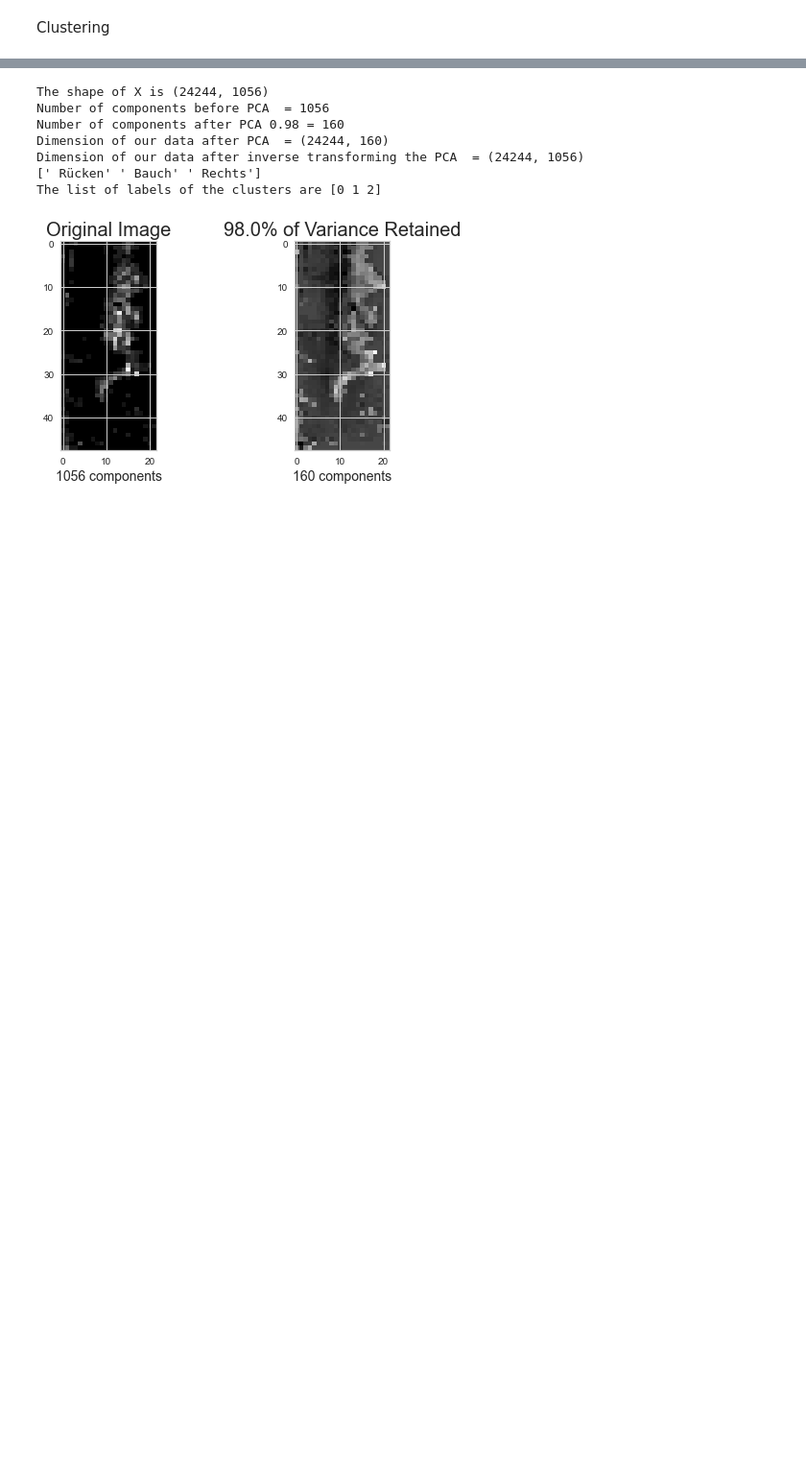
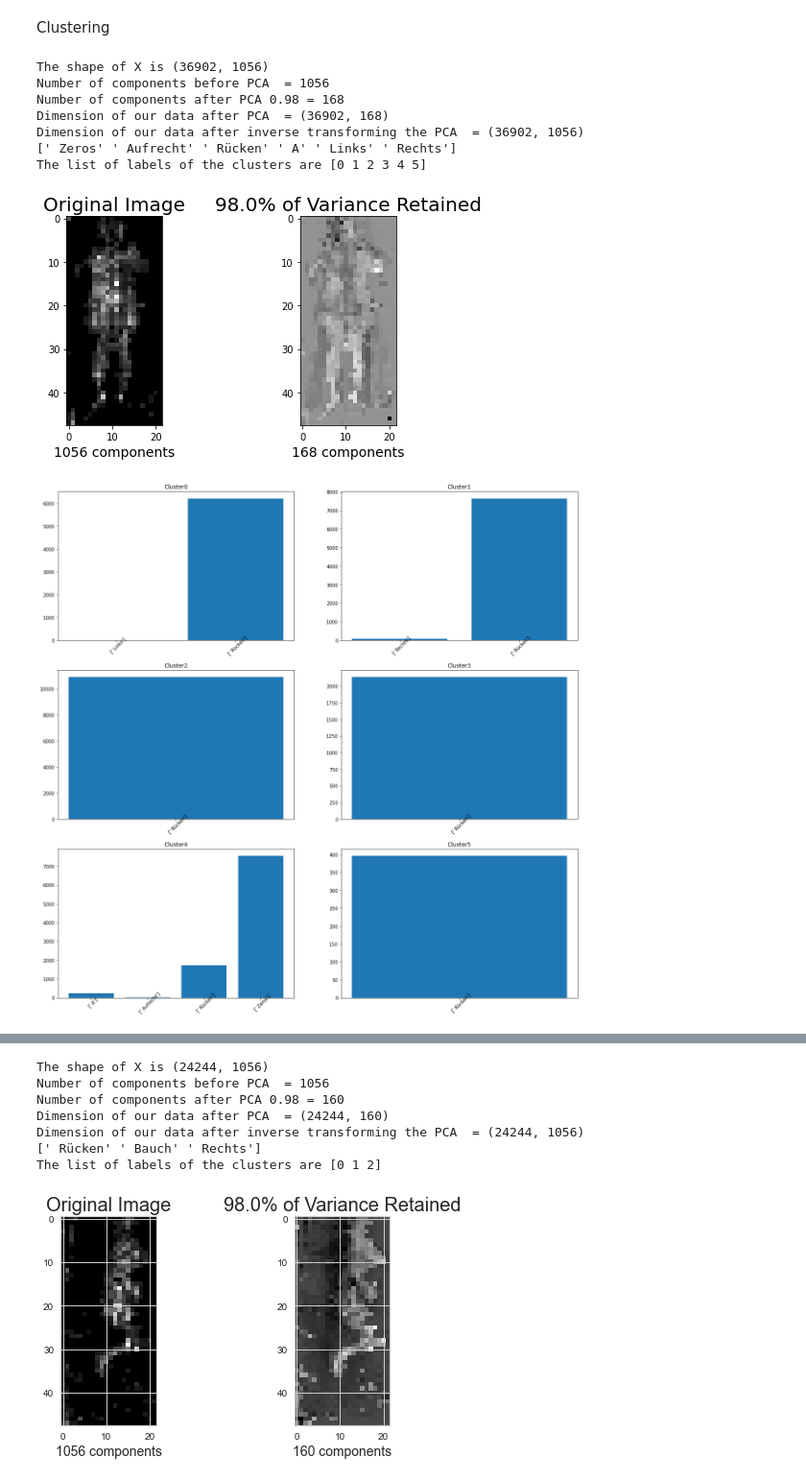
Before and after one commit to ppcodelearn/bed_obs, a Jupyter notebook: preprocessing - Copy.ipynb, the cells around one changed output, grey strips where cells are left out. Shown at 96% size. Saved outputs shown, nothing was run; the diff lists cells and outputs as text; code cells hidden in the pictures; blank space fills up the shorter version.

```diff
--- a/preprocessing - Copy.ipynb
+++ b/preprocessing - Copy.ipynb
@@ -379,6 +388,13 @@ from sklearn.decomposition import PCA
 def get_cluster(txt,dt):
 
     df_merged, df_end = get_label(txt,dt)
+    df_merged.label = pd.np.where(df_merged.label == 'POSITION-UPRIGHT' ,' Aufrecht', df_merged.label)
+    df_merged.label = pd.np.where(df_merged.label == 'POSITION-SUPINE' ,' Rücken', df_merged.label)
+    df_merged.label = pd.np.where(df_merged.label == 'POSITION-LEFT' ,' Links', df_merged.label)
+    df_merged.label = pd.np.where(df_merged.label == 'POSITION-RIGHT',' Rechts', df_merged.label)
+    df_merged.label = pd.np.where(df_merged.label == 'POSITION-UNKNOWN',' A', df_merged.label)
+    df_merged.label = pd.np.where(df_merged.label == 'POSITION-PRONE',' Bauch', df_merged.label)
+    df_merged.label = pd.np.where(df_merged.label == 0,' Zeros', df_merged.label)
     img = []
     for i in range(0, len(df_merged)):
         img.append(df_merged['pressure'].iloc[i])
@@ -484,3 +500,15 @@ def get_cluster(txt,dt):
         plt.subplot(3, 2, i)
         plotter(label_count[i-1])
         plt.title("Cluster" + str(i-1))
+# %%
+get_cluster(txt[0],dt[0])
+# %% [output]
+The shape of X is (36902, 1056)
+Number of components before PCA  = 1056
+Number of components after PCA 0.98 = 168
+Dimension of our data after PCA  = (36902, 168)
+Dimension of our data after inverse transforming the PCA  = (36902, 1056)
+[' Zeros' ' Aufrecht' ' Rücken' ' A' ' Links' ' Rechts']
+The list of labels of the clusters are [0 1 2 3 4 5]
+[figure, added]
+[figure, added]
```
Also changed, not shown: parts of 18 cells of this notebook.
